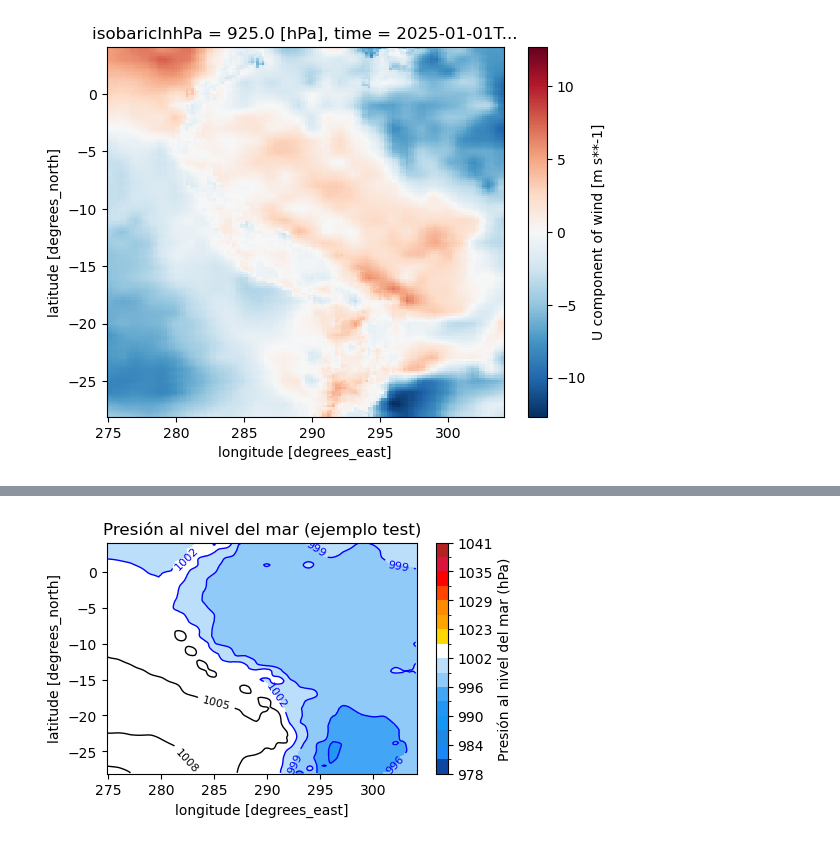
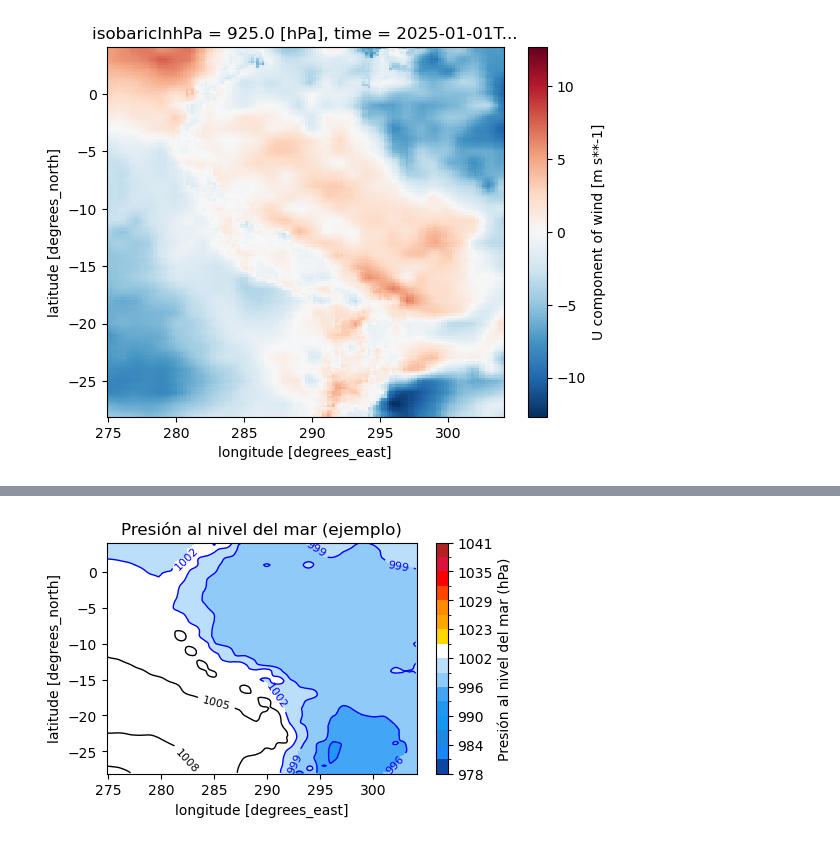
Before and after one commit to Japq91/SMN_tools, a Jupyter notebook: cods/test_plot.ipynb, the cells around one changed output, grey strips where cells are left out. Saved outputs shown, nothing was run; the diff lists cells and outputs as text; code cells hidden in the pictures.

```diff
--- a/cods/test_plot.ipynb
+++ b/cods/test_plot.ipynb
@@ -46,16 +46,16 @@ plt.show()
 # %%
 # Crear figura
 fig, ax = plt.subplots(figsize=(5,3))
 # Plot con xarray
 imp = datan.plot(ax=ax, cmap=cmap, norm=norm, add_colorbar=True)
 imp.colorbar.set_label("Presión al nivel del mar (hPa)")
 # Añadir contornos de get_contour
 contours = get_contour(var_name)
 for color, levels in contours.items():
     cs = datan.plot.contour(ax=ax, levels=levels, colors=color, linewidths=1, add_labels=False)
     ax.clabel(cs, fmt="%d", fontsize=8)
-ax.set_title("Presión al nivel del mar (ejemplo test)")
+ax.set_title("Presión al nivel del mar (ejemplo)")
 plt.show()
 # %% [output]
-[figure, old version]
+[figure, new version]
 # %%
```
Also changed, not shown: parts of 3 cells of this notebook, 1 other file.
